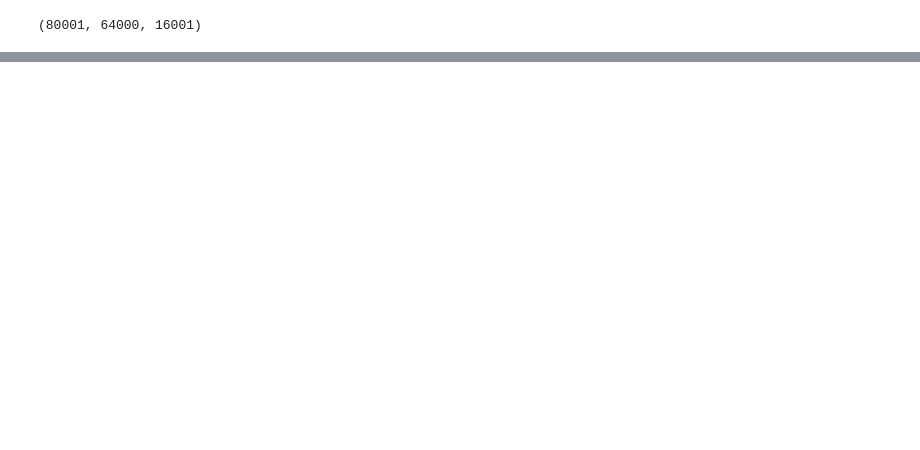
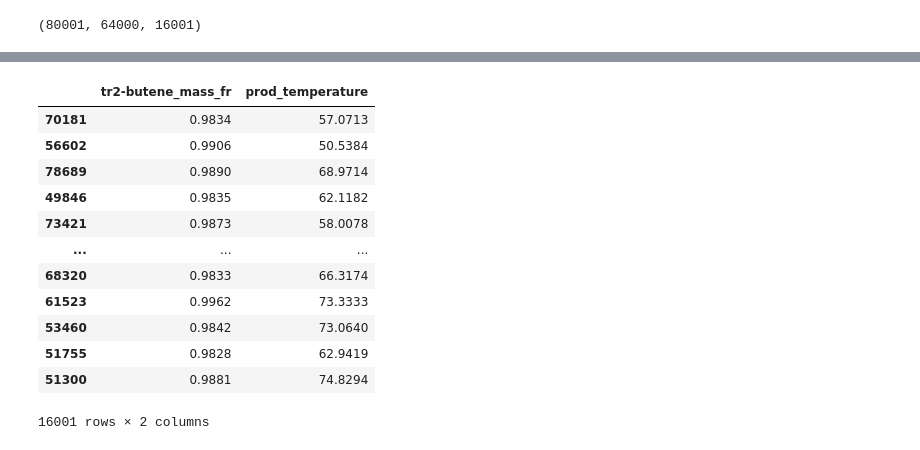
Before and after one commit to Rus-tam/simple-isomerization-ML, a Jupyter notebook: Simple isomerization.ipynb, the cells around one changed output, grey strips where cells are left out. Cells and saved outputs as stored; diff of their text form; code cells hidden in the pictures; blank space fills up the shorter version.

```diff
--- a/Simple isomerization.ipynb
+++ b/Simple isomerization.ipynb
@@ -97,0 +128,16 @@ print("Test Loss: {}, Test Accuracy: {}".format(test_loss, test_accuracy))
+# %%
+y_test
+# %% [output]
+|  | tr2-butene_mass_fr | prod_temperature |
+| 70181 | 0.9834 | 57.0713 |
+| 56602 | 0.9906 | 50.5384 |
+| 78689 | 0.9890 | 68.9714 |
+| 49846 | 0.9835 | 62.1182 |
+| 73421 | 0.9873 | 58.0078 |
+| ... | ... | ... |
+| 68320 | 0.9833 | 66.3174 |
+| 61523 | 0.9962 | 73.3333 |
+| 53460 | 0.9842 | 73.0640 |
+| 51755 | 0.9828 | 62.9419 |
+| 51300 | 0.9881 | 74.8294 |
+16001 rows × 2 columns
```
Also changed, not shown: parts of 8 cells of this notebook.
